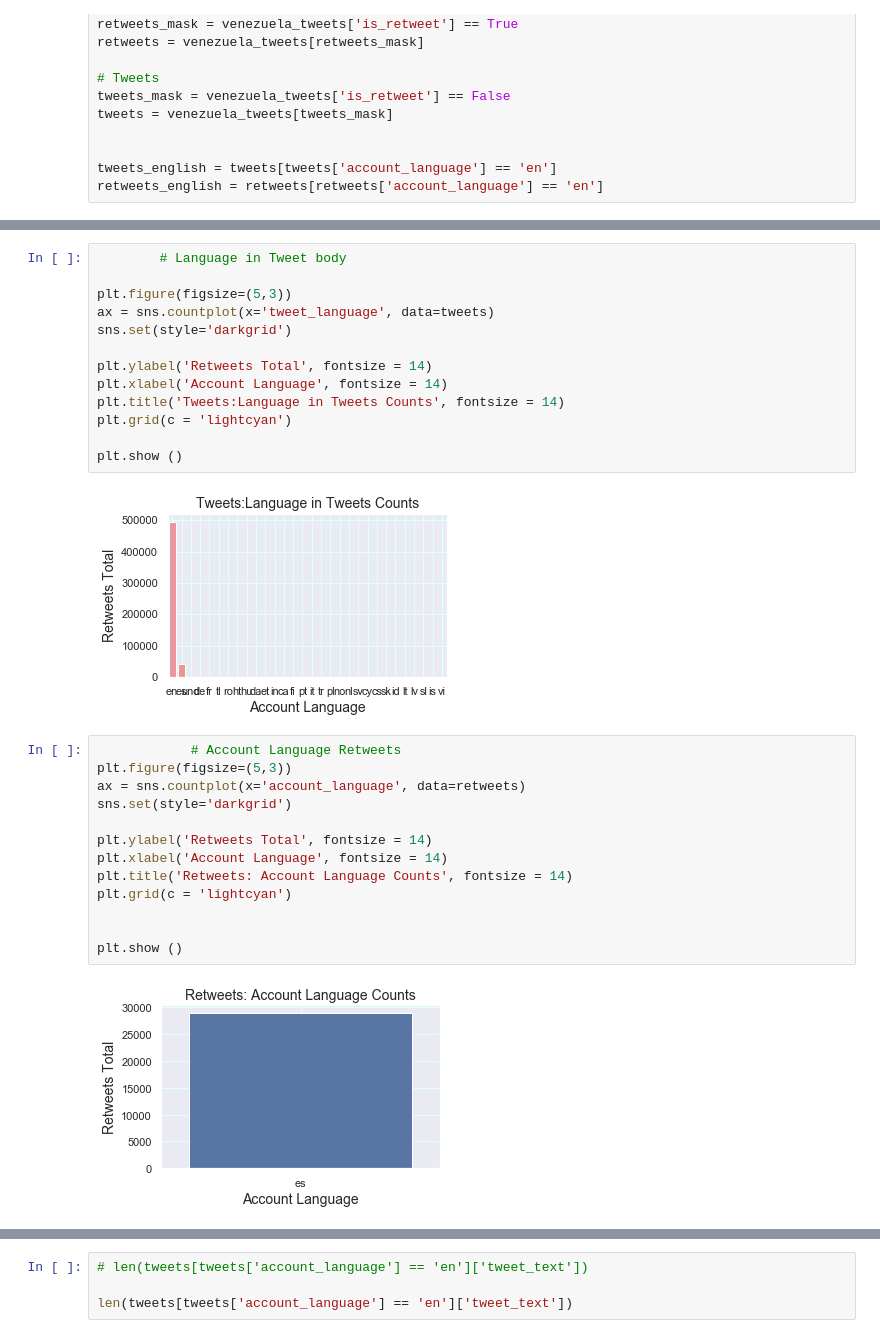
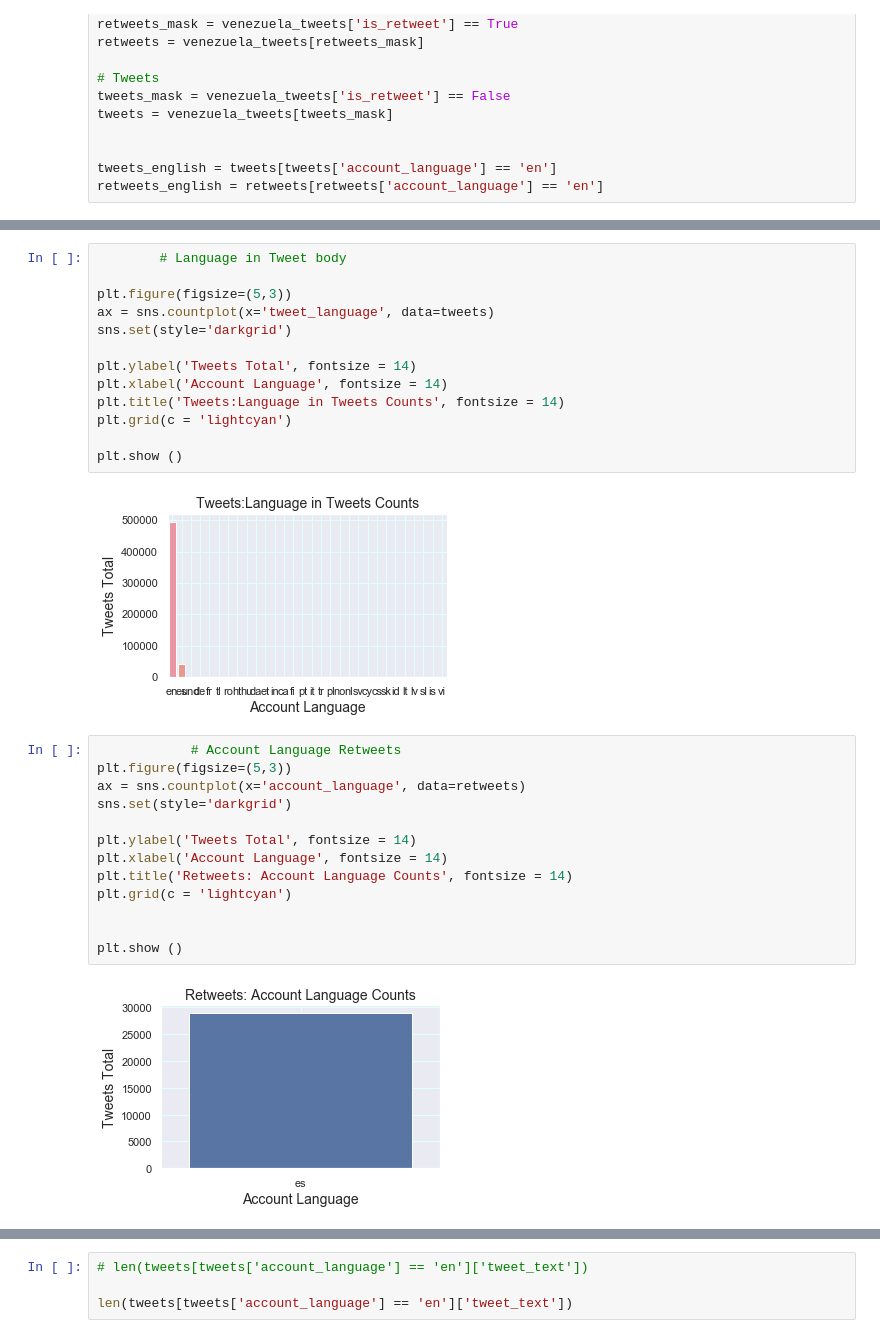
Before and after one commit to sandroclark/Venezuelan-Intrusion, a Jupyter notebook: Capstone 2 Venezuela Tweets.ipynb, the cells around one changed output, grey strips where cells are left out. Drawn from its saved outputs; the diff is of its cells as text.

```diff
--- a/Capstone 2 Venezuela Tweets.ipynb
+++ b/Capstone 2 Venezuela Tweets.ipynb
@@ -465,29 +467,29 @@ plt.figure(figsize=(5,3))
 ax = sns.countplot(x='tweet_language', data=tweets)
 sns.set(style='darkgrid')
 
-plt.ylabel('Retweets Total', fontsize = 14)
+plt.ylabel('Tweets Total', fontsize = 14)
 plt.xlabel('Account Language', fontsize = 14)
 plt.title('Tweets:Language in Tweets Counts', fontsize = 14)
 plt.grid(c = 'lightcyan')
 
 plt.show ()
 # %% [output]
-[figure, old version]
+[figure, new version]
 # %%
             # Account Language Retweets
 plt.figure(figsize=(5,3))
 ax = sns.countplot(x='account_language', data=retweets)
 sns.set(style='darkgrid')
 
-plt.ylabel('Retweets Total', fontsize = 14)
+plt.ylabel('Tweets Total', fontsize = 14)
 plt.xlabel('Account Language', fontsize = 14)
 plt.title('Retweets: Account Language Counts', fontsize = 14)
 plt.grid(c = 'lightcyan')
 
 
 plt.show ()
 # %% [output]
-[figure, old version]
+[figure, new version]
 # %%
 plt.figure(figsize=(5,3))
 ax = sns.countplot(x='tweet_language', data=retweets)
```
Also changed, not shown: parts of 10 cells of this notebook, 10 other files.
